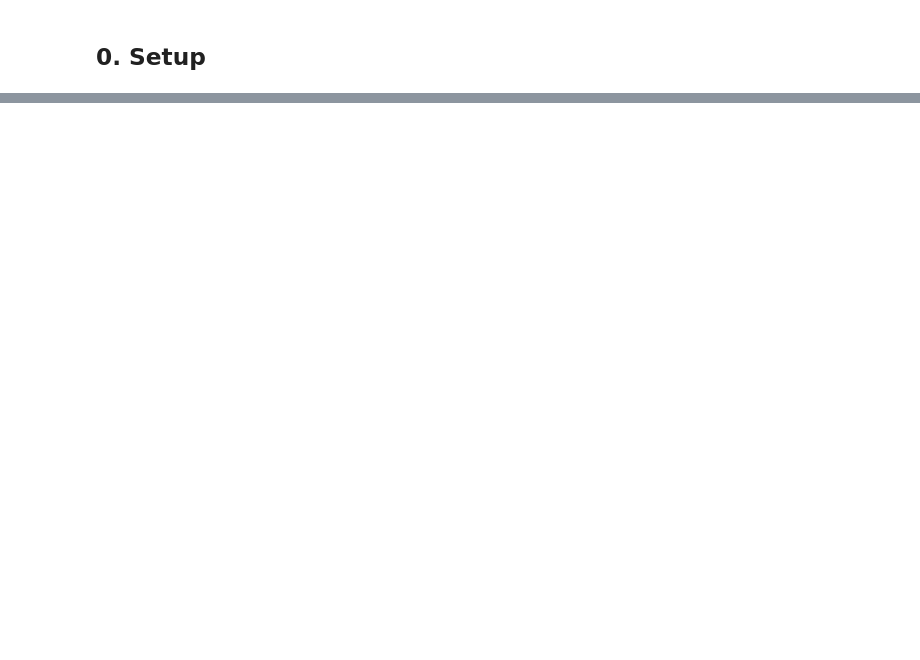
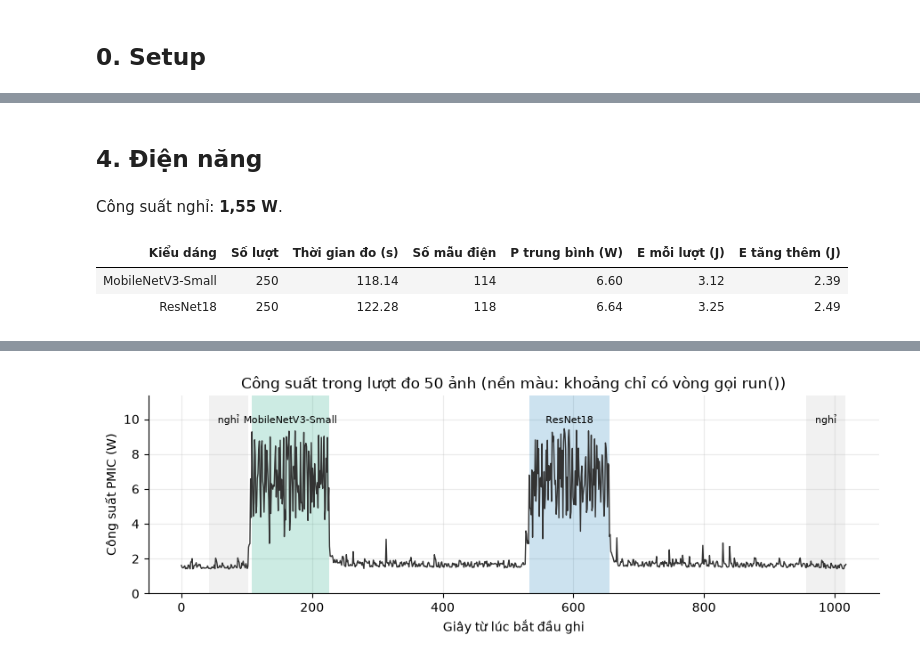
Before and after one commit to UIT-DoAnCuoiKi/UIT2026-DoAnCuoiKi, a Jupyter notebook: src/ml/notebooks/benchmark-raspberry-pi5.ipynb, the cells around one changed output, grey strips where cells are left out. Cells and saved outputs as stored; diff of their text form; code cells hidden in the pictures; blank space fills up the shorter version.

```diff
--- a/src/ml/notebooks/benchmark-raspberry-pi5.ipynb
+++ b/src/ml/notebooks/benchmark-raspberry-pi5.ipynb
@@ -725,0 +202,54 @@ khi backend, portal và camera chạy cùng lúc; chưa thử lượng tử hoá
+# %% [markdown]
+## 4. Điện năng
+# %%
+dien = pd.read_csv(ANH / "nhat_ky_dien.csv")
+moc = pd.read_csv(ANH / "moc_thoi_gian.csv").set_index("nhan")
+
+
+def mau(nhan):
+    t0, t1 = moc.loc[nhan, ["t_bat_dau", "t_ket_thuc"]]
+    return dien[(dien.t_unix >= t0) & (dien.t_unix <= t1)]
+
+
+p_nghi = pd.concat([mau("nghi_truoc"), mau("nghi_sau")]).p_tong_w.median()
+hang, hang_nhiet = [], []
+for ch in CAU_HINH:
+    so_luot = int(dict(l.split("=") for l in (ANH / f"{ch}_moc.txt").read_text().split())["so_luot"])
+    t0, t1 = moc.loc[ch, ["t_bat_dau", "t_ket_thuc"]]
+    m = mau(ch)
+    p_tb = m.p_tong_w.mean()
+    hang.append((CAU_HINH[ch], so_luot, t1 - t0, len(m), p_tb, p_tb * (t1 - t0) / so_luot, (p_tb - p_nghi) * (t1 - t0) / so_luot))
+    # Chỉ bit 3 bật mà xung vẫn tối đa thì CPU chưa chạy chậm lại
+    co = m.throttled.map(lambda s: int(s, 16))
+    truoc = dien[(dien.t_unix >= t0 - 300) & (dien.t_unix < t0)]
+    hang_nhiet.append((CAU_HINH[ch], t0 - moc.t_ket_thuc[moc.t_ket_thuc <= t0].max(), truoc.nhiet_do_c.min(),
+                       m.nhiet_do_c.max(), int(((co & 0x7) != 0).sum()), int(((co & 0x8) != 0).sum()), m.xung_mhz.min()))
+display(Markdown(f"Công suất nghỉ: **{so_vn(p_nghi, 2)} W**."))
+display(pd.DataFrame(hang, columns=["Kiểu dáng", "Số lượt", "Thời gian đo (s)", "Số mẫu điện",
+                                    "P trung bình (W)", "E mỗi lượt (J)", "E tăng thêm (J)"])
+        .style.hide(axis="index").format(precision=2))
+display(pd.DataFrame(hang_nhiet, columns=["Kiểu dáng", "Giây từ mốc trước", "Nhiệt độ thấp nhất 5 phút trước (°C)",
+                                          "Nhiệt độ cao nhất trong mốc (°C)", "Mẫu bật bit 0-2", "Mẫu bật bit 3",
+                                          "Xung thấp nhất (MHz)"])
+        .style.hide(axis="index").format(precision=1))
+
+fig, ax = plt.subplots(figsize=(9, 3.2))
+t0 = dien.t_unix.iloc[0]
+ax.plot(dien.t_unix - t0, dien.p_tong_w, color="#333333", lw=1)
+for nhan, r in moc.iterrows():
+    mau_nen = MAU.get(nhan, "#BBBBBB")
+    ax.axvspan(r.t_bat_dau - t0, r.t_ket_thuc - t0, color=mau_nen, alpha=0.2, lw=0)
+    ax.text((r.t_bat_dau + r.t_ket_thuc) / 2 - t0, dien.p_tong_w.max() * 1.02,
+            CAU_HINH.get(nhan, "nghỉ"), ha="center", va="bottom", fontsize=8)
+ax.set_ylim(0, dien.p_tong_w.max() * 1.2)
+ax.set_xlabel("Giây từ lúc bắt đầu ghi")
+ax.set_ylabel("Công suất PMIC (W)")
+ax.set_title("Công suất trong lượt đo 50 ảnh (nền màu: khoảng chỉ có vòng gọi run())")
+fig.tight_layout()
+fig.savefig(FIG_DIR / "pi5_dien_nang.png", dpi=150, bbox_inches="tight")
+plt.show()
+# %% [output]
+Công suất nghỉ: **1,55 W**.
+| Kiểu dáng | Số lượt | Thời gian đo (s) | Số mẫu điện | P trung bình (W) | E mỗi lượt (J) | E tăng thêm (J) |
+| MobileNetV3-Small | 250 | 118.14 | 114 | 6.60 | 3.12 | 2.39 |
+| ResNet18 | 250 | 122.28 | 118 | 6.64 | 3.25 | 2.49 |
@@ -725,0 +259 @@ khi backend, portal và camera chạy cùng lúc; chưa thử lượng tử hoá
+[figure, added]
```
Also changed, not shown: parts of 53 cells of this notebook, 28 other files.
